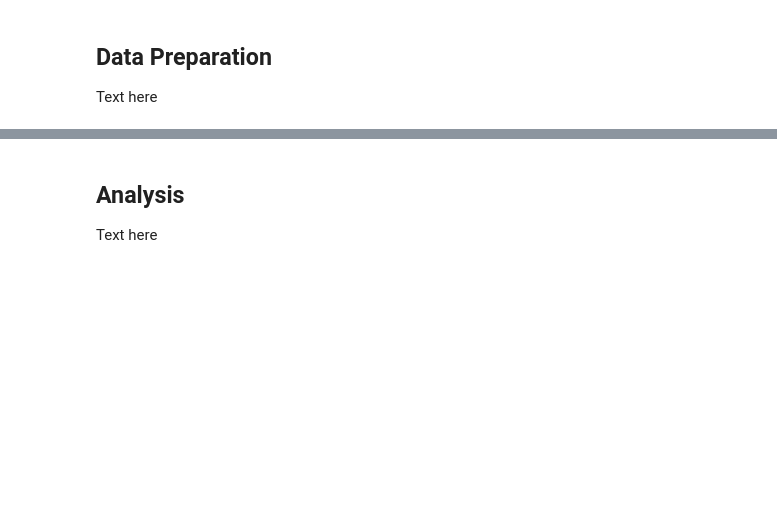
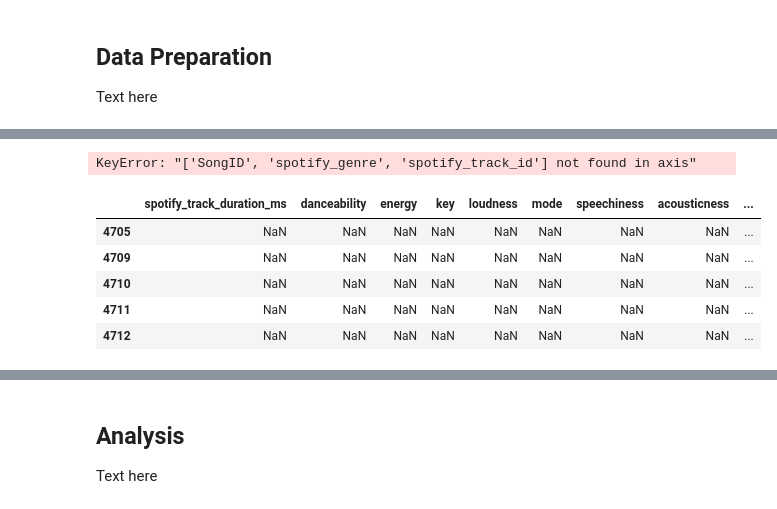
Before and after one commit to marhas109/MH_DS_Capstone_Project_2, a Jupyter notebook: MH_DS_Capstone_Proj2.ipynb, the cells around one changed output, grey strips where cells are left out. Saved outputs shown, nothing was run; the diff lists cells and outputs as text; code cells hidden in the pictures; blank space fills up the shorter version.

```diff
--- a/MH_DS_Capstone_Proj2.ipynb
+++ b/MH_DS_Capstone_Proj2.ipynb
@@ -105,4 +254,5 @@ df_max_rank_change.info()
 # new df with the max peak position for each song in df_hotlist_2000s
 df_max_peak_pos = df_hotlist_2000s.groupby('SongID', as_index=False)['Peak Position'].max()
 df_max_peak_pos.rename(columns={'Peak Position': 'Max_Peak_Position'}, inplace=True)
-df_max_peak_pos.info()
+df_max_peak_pos.set_index('SongID', inplace=True)
+df_max_peak_pos.head(3), df_max_peak_pos.info()
@@ -109,9 +278,9 @@ df_max_peak_pos.info()
 # %%
 # extracting full list of songs in the time period being studied
-songs_list = df_hotlist_2000s['SongID'].unique()
+songid_list = df_hotlist_2000s['SongID'].unique()
 
 # creating a features df with only songs in df_hotlist_2000s
-df_features_2000s = df_features_all[df_features_all['SongID'].isin(songs_list)]
+df_features_2000s = df_features_all[df_features_all['SongID'].isin(songid_list)]
 # %%
 # checking for duplicates
 print(len(df_features_2000s))
@@ -126,6 +300,7 @@ print(len(pd.unique(df_features_2000s['SongID'])))
 # %%
-# adding max rank change and max peak position to main df
-df_2000s_data = pd.merge(df_features_2000s, df_max_rank_change, on='SongID', how='left')
-df_2000s_data = pd.merge(df_features_2000s, df_max_peak_pos, on='SongID', how='left')
+# adding max peak position to main df
+df_2000s_data = df_features_2000s.join(df_max_peak_pos, on='SongID')
+# adding max rank change to main df
+df_2000s_data = df_2000s_data.join(df_max_rank_change, on='SongID')
 
 df_2000s_data.info()
@@ -191,0 +430,15 @@ df_cleaned.head(3)
+# %%
+# removing fields used for prep/cleaning but not needed for analysis
+df_cleaned = df_cleaned.drop(['SongID', 'spotify_genre', 'spotify_track_id'], axis=1)
+df_cleaned.head(3), df_cleaned.tail(3)
+# %% [output]
+KeyError: "['SongID', 'spotify_genre', 'spotify_track_id'] not found in axis"
+# %%
+df_cleaned.tail()
+# %% [output]
+|  | spotify_track_duration_ms | danceability | energy | key | loudness | mode | speechiness | acousticness | ... |
+| 4705 | NaN | NaN | NaN | NaN | NaN | NaN | NaN | NaN | ... |
+| 4709 | NaN | NaN | NaN | NaN | NaN | NaN | NaN | NaN | ... |
+| 4710 | NaN | NaN | NaN | NaN | NaN | NaN | NaN | NaN | ... |
+| 4711 | NaN | NaN | NaN | NaN | NaN | NaN | NaN | NaN | ... |
+| 4712 | NaN | NaN | NaN | NaN | NaN | NaN | NaN | NaN | ... |
```
Also changed, not shown: parts of 27 cells of this notebook, 1 other file.
